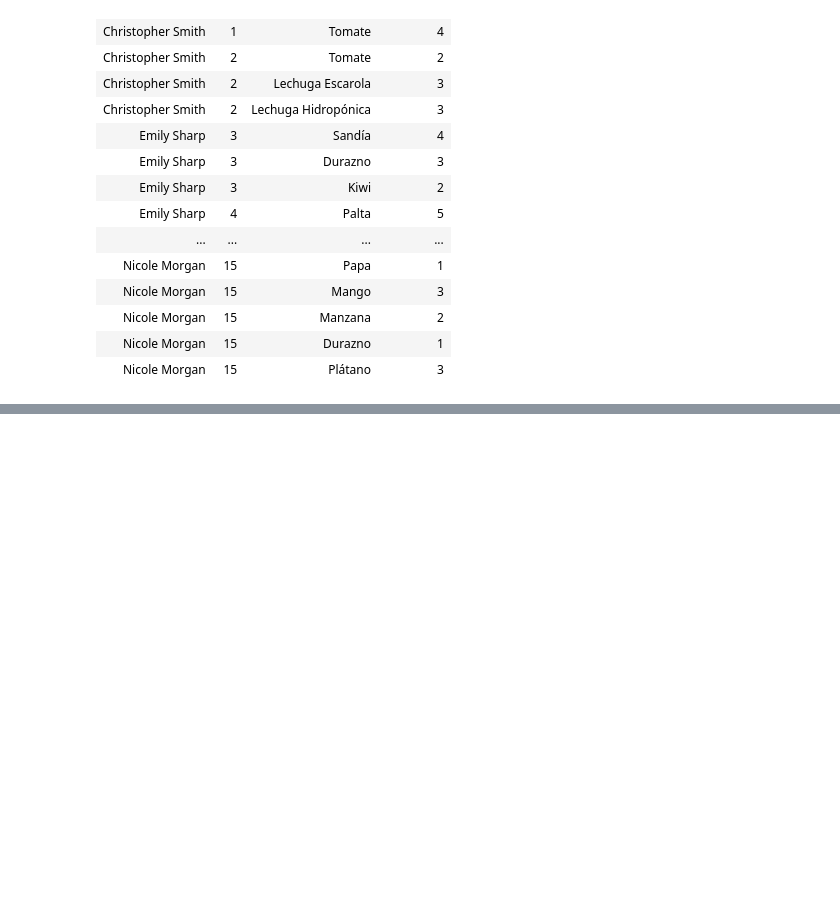
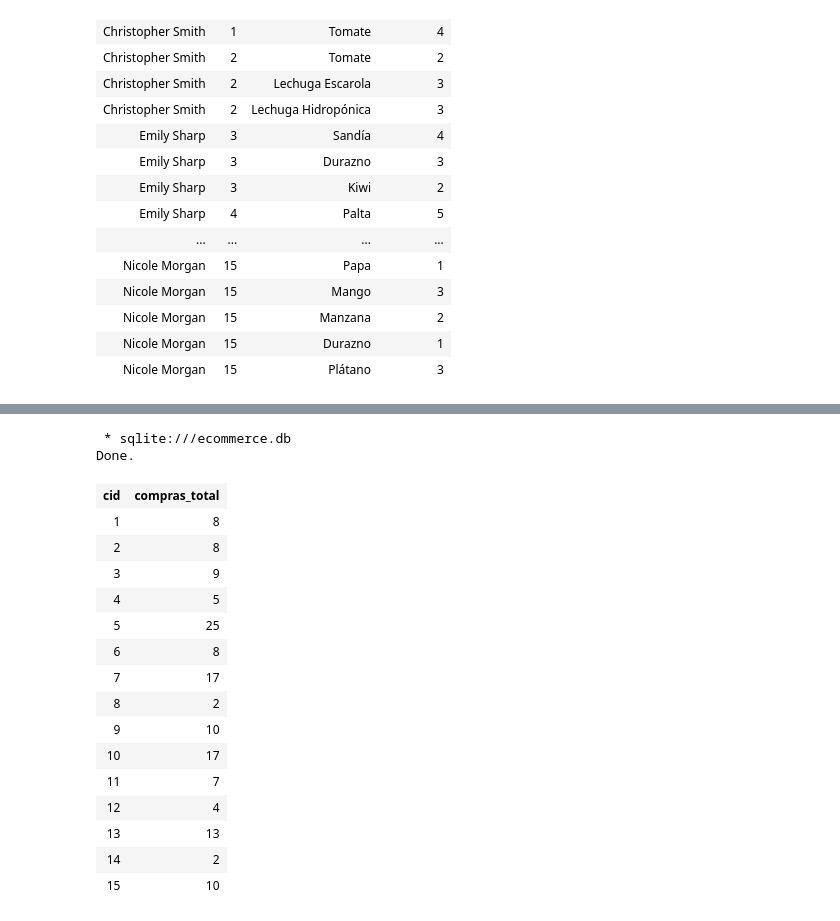
Before and after one commit to alanezz/data-crash-course, a Jupyter notebook: SQL/01 - Introducción a SQL.ipynb, the cells around one changed output, grey strips where cells are left out. Cells and saved outputs as stored; diff of their text form; code cells hidden in the pictures; blank space fills up the shorter version.

```diff
--- a/SQL/01 - Introducción a SQL.ipynb
+++ b/SQL/01 - Introducción a SQL.ipynb
@@ -650,0 +748,24 @@ TBA
+# %%
+%%sql
+SELECT cid, SUM(ccantidad) AS compras_total
+FROM Compras
+GROUP BY cid;
+# %% [output]
+ * sqlite:///ecommerce.db
+Done.
+| cid | compras_total |
+| 1 | 8 |
+| 2 | 8 |
+| 3 | 9 |
+| 4 | 5 |
+| 5 | 25 |
+| 6 | 8 |
+| 7 | 17 |
+| 8 | 2 |
+| 9 | 10 |
+| 10 | 17 |
+| 11 | 7 |
+| 12 | 4 |
+| 13 | 13 |
+| 14 | 2 |
+| 15 | 10 |
```
Also changed, not shown: parts of 30 cells of this notebook, 1 other file.
